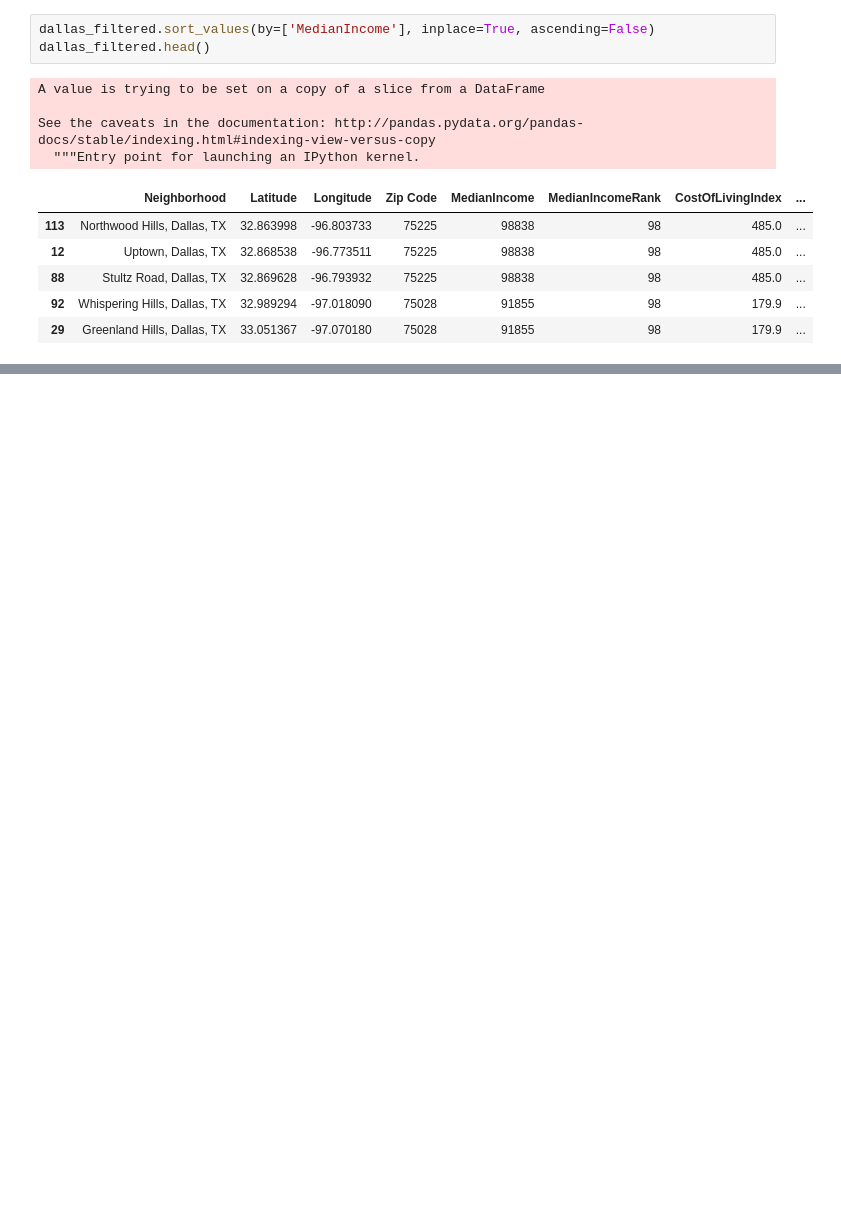
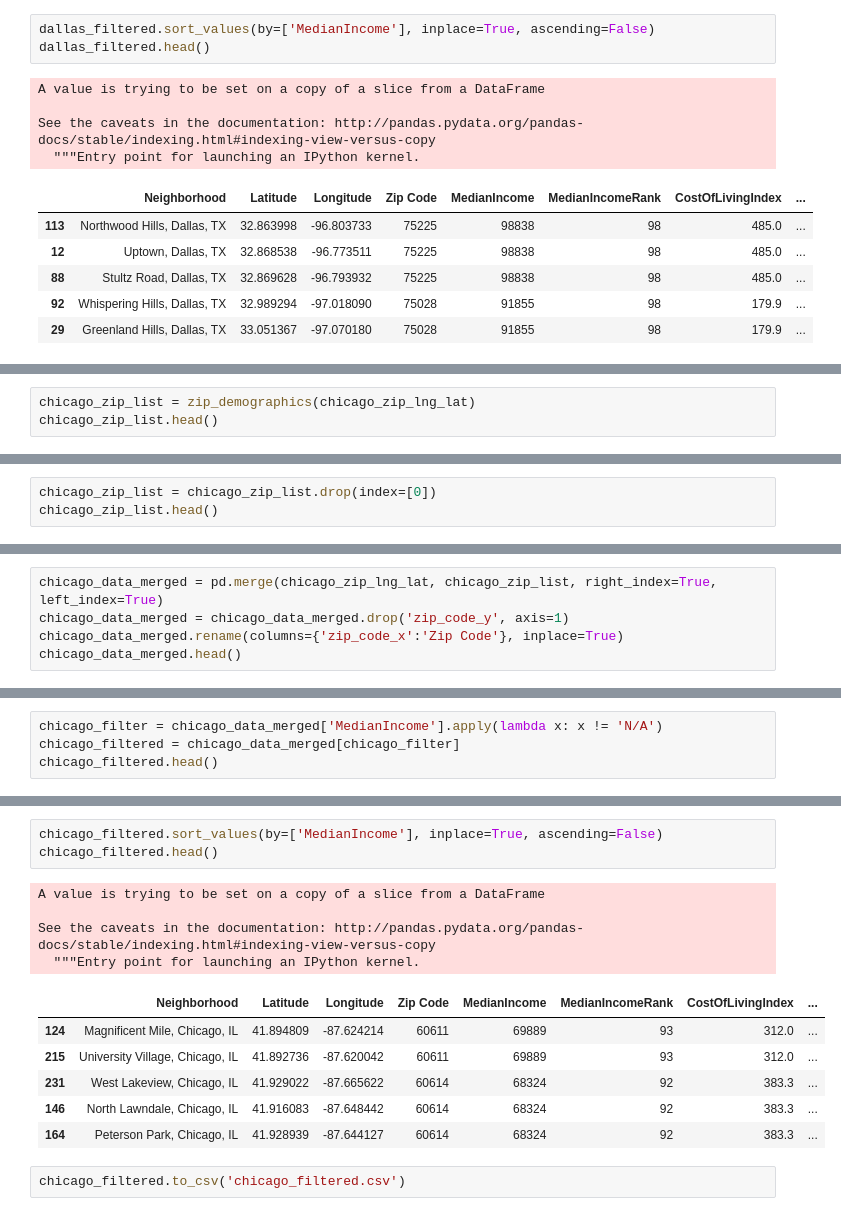
Before and after one commit to gtm1235/IBM_DS_Capstone, a Jupyter notebook: moving_challenge.ipynb, the cells around one changed output, grey strips where cells are left out. Saved outputs shown, nothing was run; the diff lists cells and outputs as text; blank space fills up the shorter version.

```diff
--- a/moving_challenge.ipynb
+++ b/moving_challenge.ipynb
@@ -409,0 +665,3 @@ dallas_filtered.to_csv('dallas_filtered.to_csv')
+# %%
+chicago_zip_list = zip_demographics(chicago_zip_lng_lat)
+chicago_zip_list.head()
@@ -409,0 +675,3 @@ dallas_filtered.to_csv('dallas_filtered.to_csv')
+# %%
+chicago_zip_list = chicago_zip_list.drop(index=[0])
+chicago_zip_list.head()
@@ -409,0 +690,5 @@ dallas_filtered.to_csv('dallas_filtered.to_csv')
+# %%
+chicago_data_merged = pd.merge(chicago_zip_lng_lat, chicago_zip_list, right_index=True, left_index=True)
+chicago_data_merged = chicago_data_merged.drop('zip_code_y', axis=1)
+chicago_data_merged.rename(columns={'zip_code_x':'Zip Code'}, inplace=True)
+chicago_data_merged.head()
@@ -409,0 +702,4 @@ dallas_filtered.to_csv('dallas_filtered.to_csv')
+# %%
+chicago_filter = chicago_data_merged['MedianIncome'].apply(lambda x: x != 'N/A')
+chicago_filtered = chicago_data_merged[chicago_filter]
+chicago_filtered.head()
@@ -409,0 +713,16 @@ dallas_filtered.to_csv('dallas_filtered.to_csv')
+# %%
+chicago_filtered.sort_values(by=['MedianIncome'], inplace=True, ascending=False)
+chicago_filtered.head()
+# %% [output]
+A value is trying to be set on a copy of a slice from a DataFrame
+
+See the caveats in the documentation: http://pandas.pydata.org/pandas-docs/stable/indexing.html#indexing-view-versus-copy
+  """Entry point for launching an IPython kernel.
+|  | Neighborhood | Latitude | Longitude | Zip Code | MedianIncome | MedianIncomeRank | CostOfLivingIndex | ... |
+| 124 | Magnificent Mile, Chicago, IL | 41.894809 | -87.624214 | 60611 | 69889 | 93 | 312.0 | ... |
+| 215 | University Village, Chicago, IL | 41.892736 | -87.620042 | 60611 | 69889 | 93 | 312.0 | ... |
+| 231 | West Lakeview, Chicago, IL | 41.929022 | -87.665622 | 60614 | 68324 | 92 | 383.3 | ... |
+| 146 | North Lawndale, Chicago, IL | 41.916083 | -87.648442 | 60614 | 68324 | 92 | 383.3 | ... |
+| 164 | Peterson Park, Chicago, IL | 41.928939 | -87.644127 | 60614 | 68324 | 92 | 383.3 | ... |
+# %%
+chicago_filtered.to_csv('chicago_filtered.csv')
```
Also changed, not shown: parts of 38 cells of this notebook.
